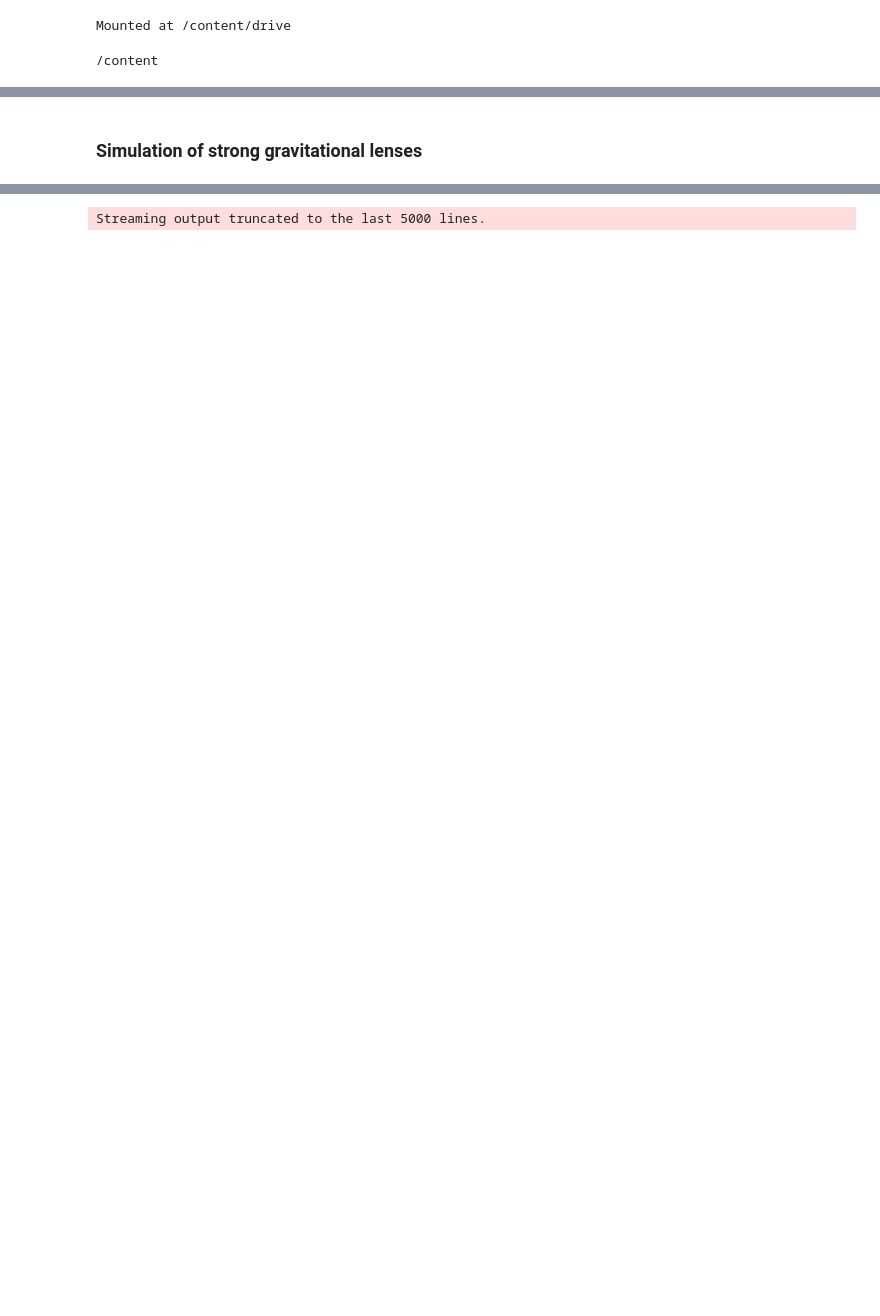
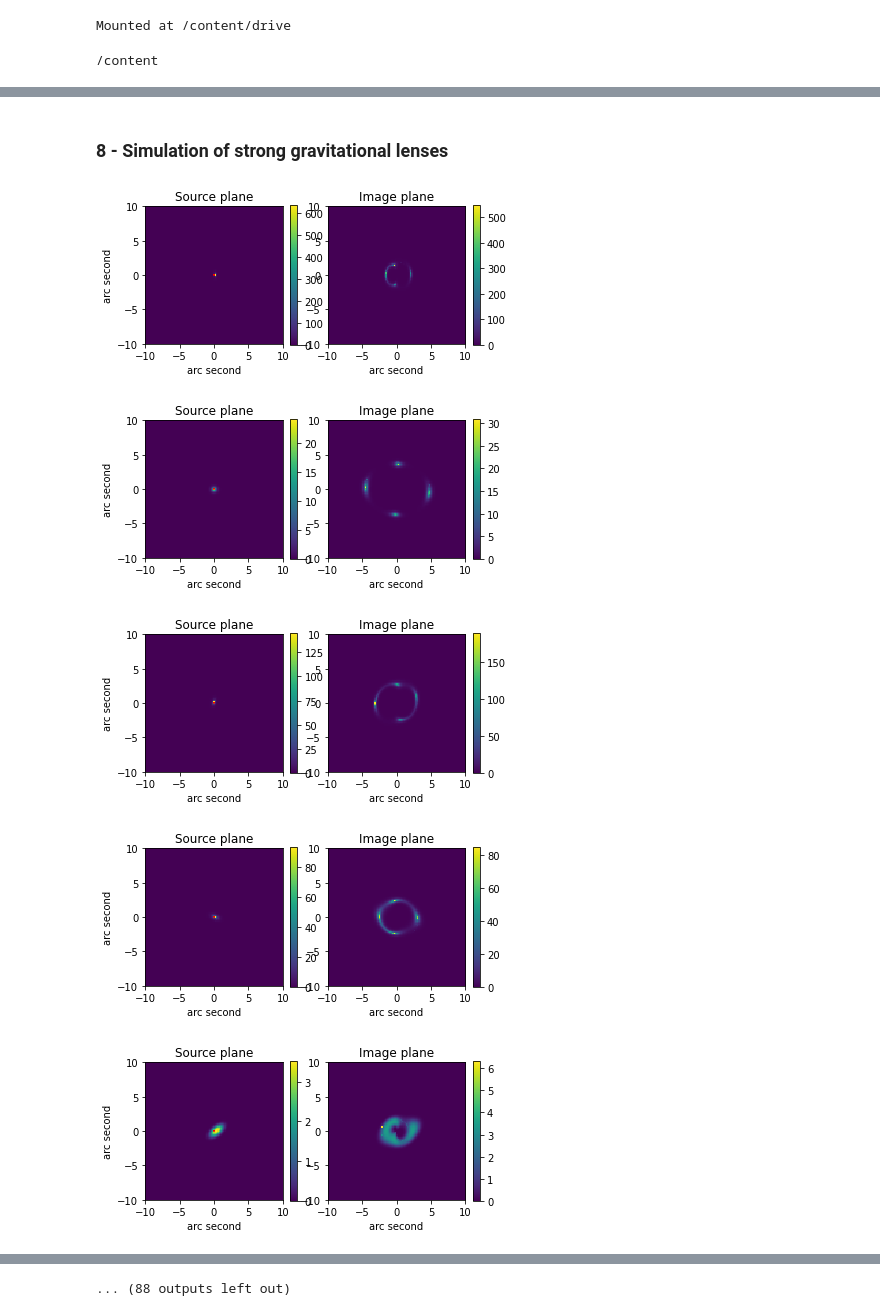
Before and after one commit to SaikatPhys/strong-galaxy-lensing-simulation, a Jupyter notebook: Strong_Lens_Simulation.ipynb, the cells around one changed output, grey strips where cells are left out. Drawn from its saved outputs; the diff is of its cells as text; code cells hidden in the pictures; blank space fills up the shorter version.

```diff
--- a/Strong_Lens_Simulation.ipynb
+++ b/Strong_Lens_Simulation.ipynb
@@ -420,11 +421,11 @@ def src_param (N_blob):
 
  return (serpar, blob, a_blob)
 # %% [markdown]
-### **Simulation of strong gravitational lenses**
+### 8 - **Simulation of strong gravitational lenses**
 # %%
 # Number of simulated galaxies.
 # How many mock lens candidates do you need? Change it accordingly..
-N = 100000
+N = 100
 # %%
 # delete previous contents of the directory
 !rm -rf "/content/drive/My Drive/Strong_Lens_Simulation/"*
@@ -480,44 +481,49 @@ for i in range(N):
     hu['SRCER'] = serpar[1]
     hu['SRCX'] = serpar[2]
     hu['SRCY'] = serpar[3]
     hu['SRCAR'] = serpar[4]
     hu['SRCAA'] = serpar[5]
     hu['SRCSI'] = serpar[6]
 
 
     hu.comments['LENSER'] = 'Einstein radius of the lens in arc seconds'
     hu.comments['LENSAR'] = 'axis ratio of the lens potential'
     hu.comments['LENSAA'] = 'major-minor axis angle of the lens potential'
     hu.comments['LENSSH'] = 'external shear strength'
     hu.comments['LENSSA'] = 'external shear angle'
 
     hu.comments['SRCER'] = 'eff-radius of sersic profile in arc seconds'
     hu.comments['SRCX'] = 'x co-ordinate of source'
     hu.comments['SRCY'] = 'y co-ordinate of source'
     hu.comments['SRCAR'] = 'axis ratio of the source'
     hu.comments['SRCAA'] = 'major-minor axis angle of the source'
     hu.comments['SRCSI'] = 'sersic index of the source'
 
     pf.writeto(os.path.join(path, '%s.fits' %id), image, hu, clobber=True)
 
     u = u+1
 
     #-----------------------------------------------------------------------
 
     # Plots of the source and the simulated lensed galaxies
-    # py.figure()
-    # py.subplot(1,2,1)
-    # py.title('Source plane')
-    # py.xlabel('arc second')
-    # py.ylabel('arc second')
-    # py.imshow(source, interpolation='nearest', extent=[-10,10, -10,10])
-    # py.colorbar(fraction=0.046)
-    # py.plot(*caust_t(np.linspace(0, 2*np.pi, 200), q_l, b, phi_l), color='r', lw=1 )
+    py.figure()
+    py.subplot(1,2,1)
+    py.title('Source plane')
+    py.xlabel('arc second')
+    py.ylabel('arc second')
+    py.imshow(source, interpolation='nearest', extent=[-10,10, -10,10])
+    py.colorbar(fraction=0.046)
+    py.plot(*caust_t(np.linspace(0, 2*np.pi, 200), q_l, b, phi_l), color='r', lw=1 )
 
-    # py.subplot(1,2,2)
-    # py.title('Image plane')
-    # py.xlabel('arc second')
-    # py.imshow(image, interpolation='nearest', extent=[-10,10, -10,10])
-    # py.colorbar(fraction=0.046)
-    # py.show()
+    py.subplot(1,2,2)
+    py.title('Image plane')
+    py.xlabel('arc second')
+    py.imshow(image, interpolation='nearest', extent=[-10,10, -10,10])
+    py.colorbar(fraction=0.046)
+    py.show()
 # %% [output]
+[figure, added]
+[figure, added]
+[figure, added]
+[figure, added]
+[figure, added]
@@ -524 +537 @@ for i in range(N):
-Streaming output truncated to the last 5000 lines.
+... (88 outputs left out)
```
Also changed, not shown: parts of 11 cells of this notebook.
